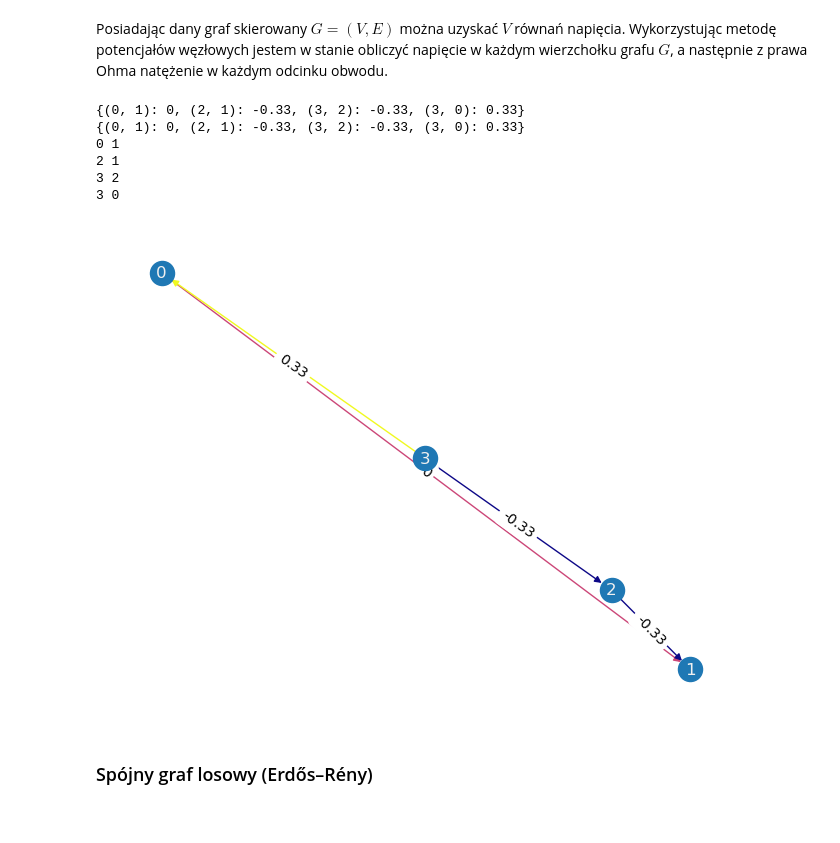
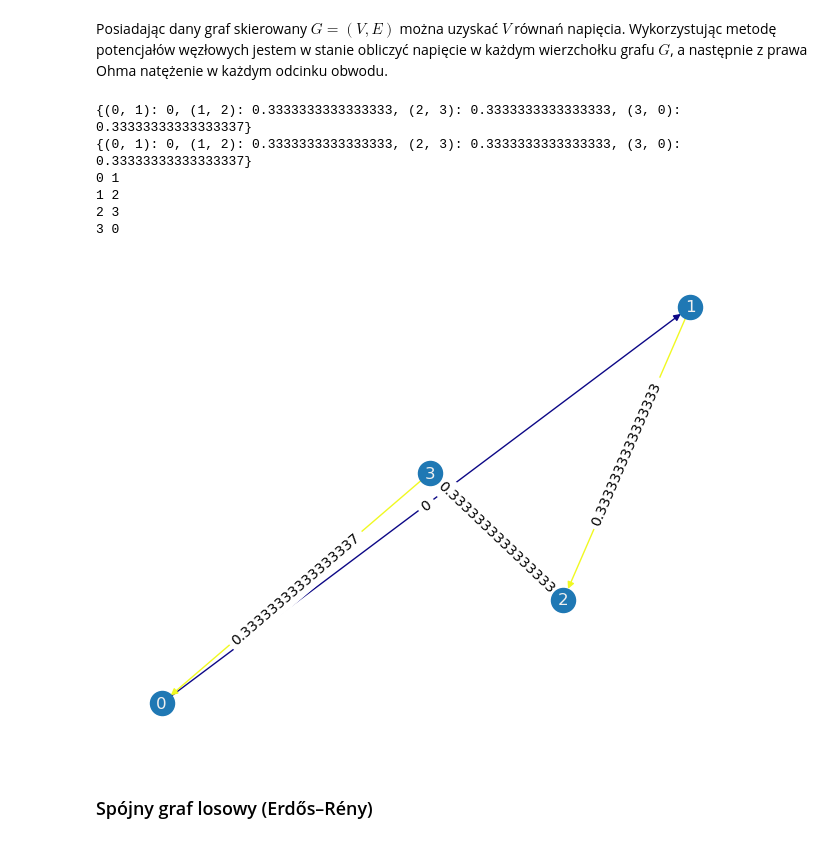
Before and after one commit to Szaroslav/computational-methods-agh-course, a Jupyter notebook: lab02/lab02.ipynb, the cells around one changed output. Saved outputs shown, nothing was run; the diff lists cells and outputs as text; code cells hidden in the pictures.

Commit message:
Fix `kirchhoffs_laws()` [`lab02`]

```diff
--- a/lab02/lab02.ipynb
+++ b/lab02/lab02.ipynb
@@ -200,10 +200,10 @@ def draw_graph(G, weights):
 
     _min, _max = min(weights.values()), max(weights.values())
     edge_color_intesities = []
-    print(weights)
     for u, v in G.edges:
-        print(u, v)
         edge_color_intesities.append((weights[(u, v)] - _min) / (_max - _min))
+
+    rounded_weights =
 
     nx.draw(G, pos=layout, edge_color=edge_color_intesities, edge_cmap=mpl.colormaps["plasma"])
     nx.draw_networkx_labels(G, pos=layout, font_color="#f0f0f0")
@@ -278,6 +278,8 @@ def fix_directed_graph(G, I):
         w = G[u][v]["weight"]
         G.remove_edge(u, v)
         G.add_edge(v, u, weight=w)
+
+    return G
 # %% [markdown]
 ### I i II prawo Kirchhoffa
 # %% [markdown]
@@ -328,7 +330,6 @@ def kirchhoffs_laws(G, s, t, e):
     # print(edges)
 
     # The Kirchhoff's current law
-    print(I)
     for u, v in G.edges:
         if G[u][v]["weight"] == 0:
             continue
@@ -379,9 +380,17 @@ def kirchhoffs_laws(G, s, t, e):
             pass
 
     I = np.linalg.solve(A, B)
-    print(I)
-    return {(u, v): I[edges[(u, v)]] for u, v in G.edges}
+
+    res = {}
+    for u, v in G.edges:
+        if (u, v) in edges:
+            res[(u, v)] = I[edges[(u, v)]]
+        else:
+            res[(u, v)] = 0
+
+    return res
 
 
-kirchhoffs_laws(G, s, t, E)
+I = kirchhoffs_laws(G, s, t, E)
+draw_graph(fix_directed_graph(G, I), I)
 # %% [output]
@@ -429,41 +439,41 @@ def branch_current_method(G, s, t, e):
             else: B[u] += V[v] / w
 
     # Remove unnecessary rows and columns, avoiding det(A) = 0
     A = np.delete(A, (s, t), 0)
     A = np.delete(A, (s, t), 1)
     B = np.delete(B, (s, t))
     res = np.linalg.solve(A, B)
 
     # Merge together electric potential differences of s and t nodes with others
     j = 0
     for i in range(N):
         if i == s or i == t: continue
         V[i] = res[j]
         j += 1
 
     # Evaluate electric current in every edge of the circuit
     I = {}
     for i, e in enumerate(G.edges):
         u, v = e
         if G[u][v]["weight"] == 0: I[e] = 0
-        else: I[e] = round((V[u] - V[v]) / G[u][v]["weight"], 2)
+        else: I[e] = (V[u] - V[v]) / G[u][v]["weight"]
     print(I)
     return I
 
-
-draw_graph(G, branch_current_method(G, s, t, E))
+I = branch_current_method(G, s, t, E)
+draw_graph(fix_directed_graph(G, I), I)
 # w = branch_current_method(G, s, t, E)
 # for u, v in G.edges: print((u, v, w[(u, v)]))
 # nx.draw(G)
 # nx.draw(nx.navigable_small_world_graph(4))
 # %% [output]
-{(0, 1): 0, (2, 1): -0.33, (3, 2): -0.33, (3, 0): 0.33}
-{(0, 1): 0, (2, 1): -0.33, (3, 2): -0.33, (3, 0): 0.33}
+{(0, 1): 0, (1, 2): 0.3333333333333333, (2, 3): 0.3333333333333333, (3, 0): 0.33333333333333337}
+{(0, 1): 0, (1, 2): 0.3333333333333333, (2, 3): 0.3333333333333333, (3, 0): 0.33333333333333337}
 0 1
-2 1
-3 2
+1 2
+2 3
 3 0
-[figure, old version]
+[figure, new version]
 # %%
 def add_weights_to_graph(G, s, t):
     G = parse_to_directed(G, s, t)
```
Also changed, not shown: parts of 1 cell of this notebook.
